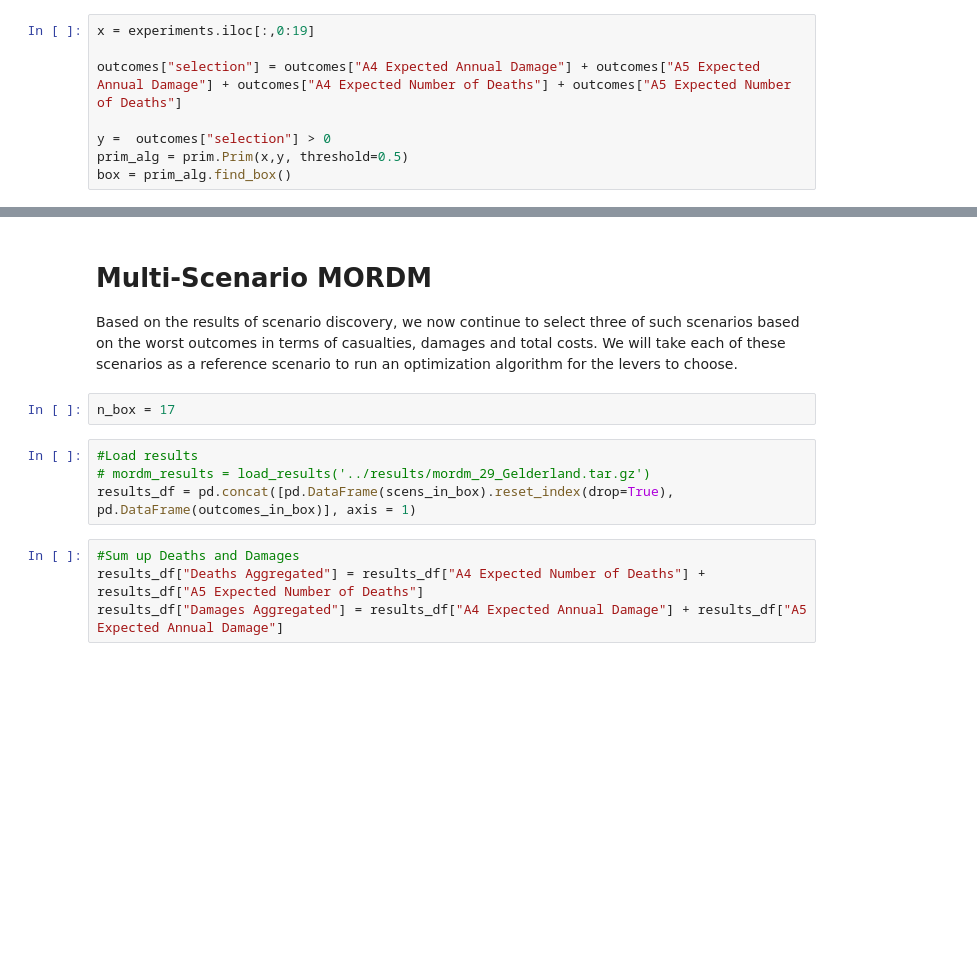
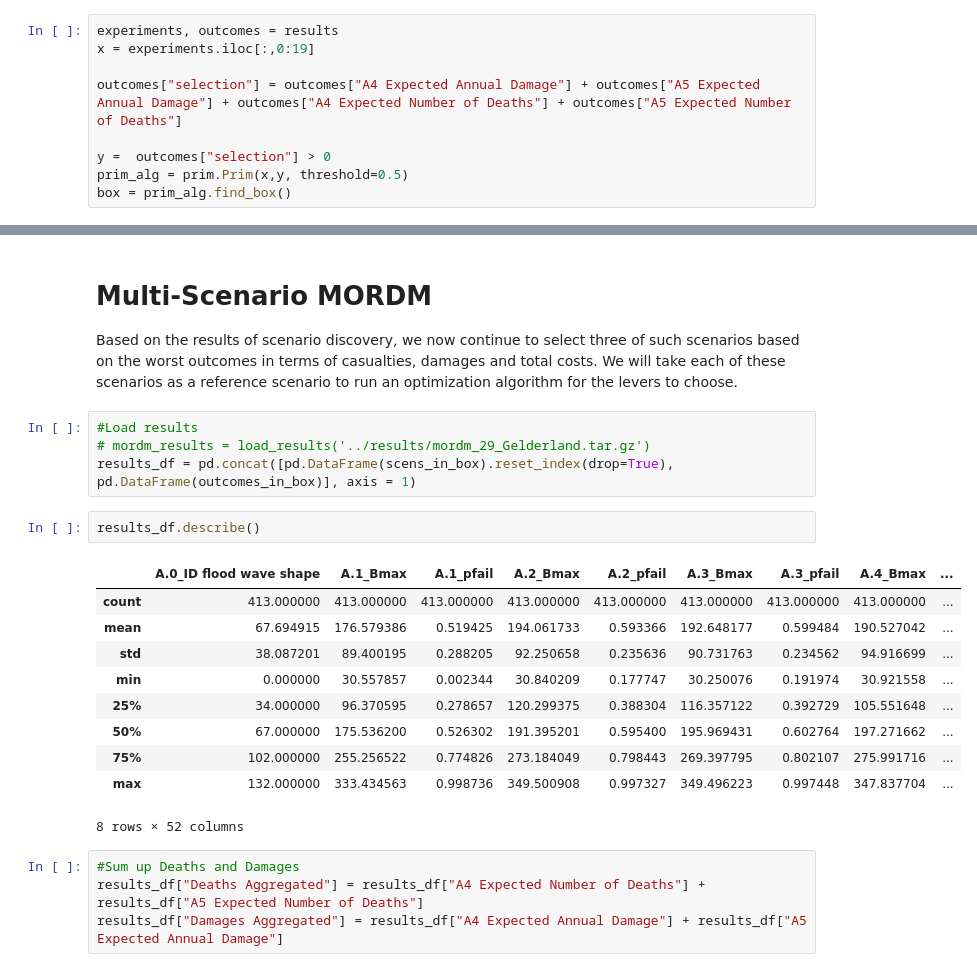
Before and after one commit to herzogrh/model-based-decision-making, a Jupyter notebook: model/3 - Multi-Scenario MORDM Overijssel.ipynb, the cells around one changed output, grey strips where cells are left out. Saved outputs shown, nothing was run; the diff lists cells and outputs as text; blank space fills up the shorter version.

```diff
--- a/model/3 - Multi-Scenario MORDM Overijssel.ipynb
+++ b/model/3 - Multi-Scenario MORDM Overijssel.ipynb
@@ -208,6 +204,7 @@ results = load_results("../results/DeepUncertainty8policies_1000scenarios_Overij
 ## Scenario Discovery
 We perform Scenario Discovery using the PRIM-algorithm to discover such scenarios in which the robust policies fail. We focus on such scenarios where death and damages occur.
 # %%
+experiments, outcomes = results
 x = experiments.iloc[:,0:19]
 
 outcomes["selection"] = outcomes["A4 Expected Annual Damage"] + outcomes["A5 Expected Annual Damage"] + outcomes["A4 Expected Number of Deaths"] + outcomes["A5 Expected Number of Deaths"]
@@ -252,12 +250,23 @@ save_results((scens_in_box, outcomes_in_box), '../results/mordm_'+str(n_box)+'_O
 # %% [markdown]
 # Multi-Scenario MORDM
 Based on the results of scenario discovery, we now continue to select three of such scenarios based on the worst outcomes in terms of casualties, damages and total costs. We will take each of these scenarios as a reference scenario to run an optimization algorithm for the levers to choose.
-# %%
-n_box = 17
 # %%
 #Load results
 # mordm_results = load_results('../results/mordm_29_Gelderland.tar.gz')
 results_df = pd.concat([pd.DataFrame(scens_in_box).reset_index(drop=True), pd.DataFrame(outcomes_in_box)], axis = 1)
+# %%
+results_df.describe()
+# %% [output]
+|  | A.0_ID flood wave shape | A.1_Bmax | A.1_pfail | A.2_Bmax | A.2_pfail | A.3_Bmax | A.3_pfail | A.4_Bmax | ... |
+| count | 413.000000 | 413.000000 | 413.000000 | 413.000000 | 413.000000 | 413.000000 | 413.000000 | 413.000000 | ... |
+| mean | 67.694915 | 176.579386 | 0.519425 | 194.061733 | 0.593366 | 192.648177 | 0.599484 | 190.527042 | ... |
+| std | 38.087201 | 89.400195 | 0.288205 | 92.250658 | 0.235636 | 90.731763 | 0.234562 | 94.916699 | ... |
+| min | 0.000000 | 30.557857 | 0.002344 | 30.840209 | 0.177747 | 30.250076 | 0.191974 | 30.921558 | ... |
+| 25% | 34.000000 | 96.370595 | 0.278657 | 120.299375 | 0.388304 | 116.357122 | 0.392729 | 105.551648 | ... |
+| 50% | 67.000000 | 175.536200 | 0.526302 | 191.395201 | 0.595400 | 195.969431 | 0.602764 | 197.271662 | ... |
+| 75% | 102.000000 | 255.256522 | 0.774826 | 273.184049 | 0.798443 | 269.397795 | 0.802107 | 275.991716 | ... |
+| max | 132.000000 | 333.434563 | 0.998736 | 349.500908 | 0.997327 | 349.496223 | 0.997448 | 347.837704 | ... |
+8 rows × 52 columns
 # %%
 #Sum up Deaths and Damages
 results_df["Deaths Aggregated"] = results_df["A4 Expected Number of Deaths"] + results_df["A5 Expected Number of Deaths"]
```
Also changed, not shown: parts of 5 cells of this notebook, 7 other files.
